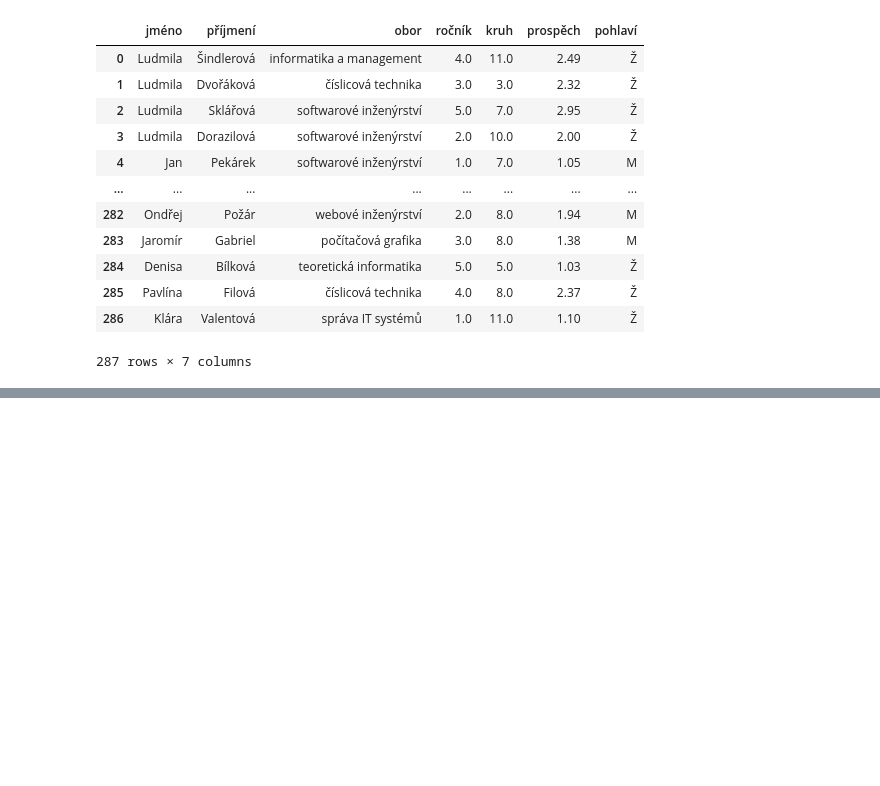
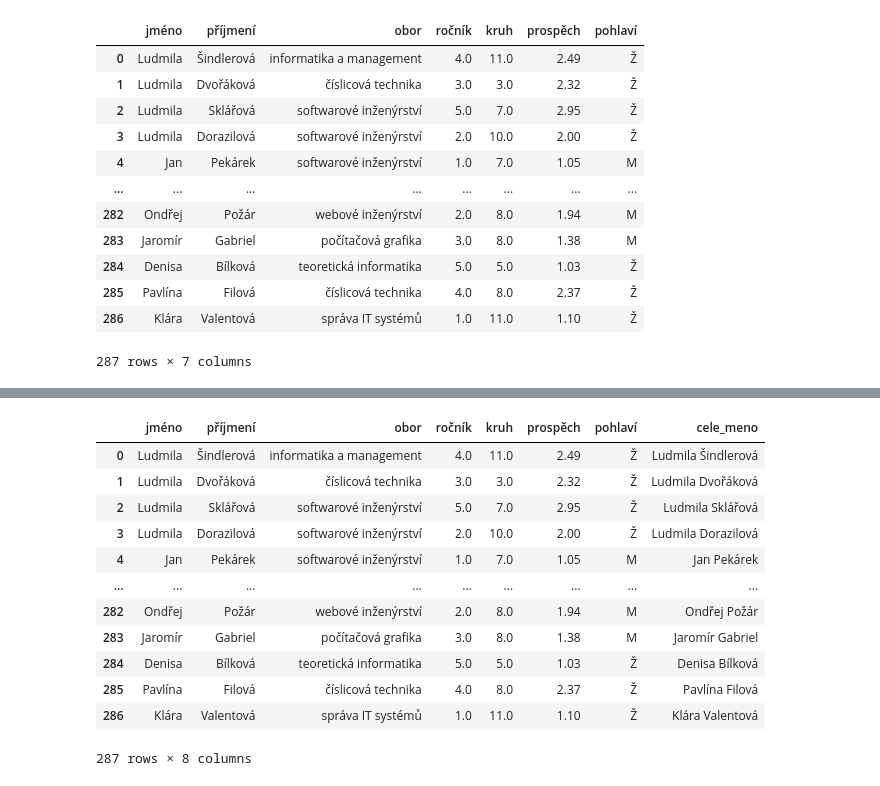
Before and after one commit to mcvincekova/python1_2023, a Jupyter notebook: python_1/seminar10/notebooks/4b-pandas-spojovani-dat.ipynb, the cells around one changed output, grey strips where cells are left out. Drawn from its saved outputs; the diff is of its cells as text; code cells hidden in the pictures; blank space fills up the shorter version.

```diff
--- a/python_1/seminar10/notebooks/4b-pandas-spojovani-dat.ipynb
+++ b/python_1/seminar10/notebooks/4b-pandas-spojovani-dat.ipynb
@@ -235,2 +250,19 @@ spojeny
 # %%
 # Vytvor slpec 'cele_meno', v ktorom bude ulozene cele meno studenta (jméno a příjmení); napr. 'Ludmila Šindlerová'
+
+spojeny["cele_meno"] = spojeny["jméno"] + " " + spojeny["příjmení"]
+spojeny
+# %% [output]
+|  | jméno | příjmení | obor | ročník | kruh | prospěch | pohlaví | cele_meno |
+| 0 | Ludmila | Šindlerová | informatika a management | 4.0 | 11.0 | 2.49 | Ž | Ludmila Šindlerová |
+| 1 | Ludmila | Dvořáková | číslicová technika | 3.0 | 3.0 | 2.32 | Ž | Ludmila Dvořáková |
+| 2 | Ludmila | Sklářová | softwarové inženýrství | 5.0 | 7.0 | 2.95 | Ž | Ludmila Sklářová |
+| 3 | Ludmila | Dorazilová | softwarové inženýrství | 2.0 | 10.0 | 2.00 | Ž | Ludmila Dorazilová |
+| 4 | Jan | Pekárek | softwarové inženýrství | 1.0 | 7.0 | 1.05 | M | Jan Pekárek |
+| ... | ... | ... | ... | ... | ... | ... | ... | ... |
+| 282 | Ondřej | Požár | webové inženýrství | 2.0 | 8.0 | 1.94 | M | Ondřej Požár |
+| 283 | Jaromír | Gabriel | počítačová grafika | 3.0 | 8.0 | 1.38 | M | Jaromír Gabriel |
+| 284 | Denisa | Bílková | teoretická informatika | 5.0 | 5.0 | 1.03 | Ž | Denisa Bílková |
+| 285 | Pavlína | Filová | číslicová technika | 4.0 | 8.0 | 2.37 | Ž | Pavlína Filová |
+| 286 | Klára | Valentová | správa IT systémů | 1.0 | 11.0 | 1.10 | Ž | Klára Valentová |
+287 rows × 8 columns
```
Also changed, not shown: parts of 1 cell of this notebook.
